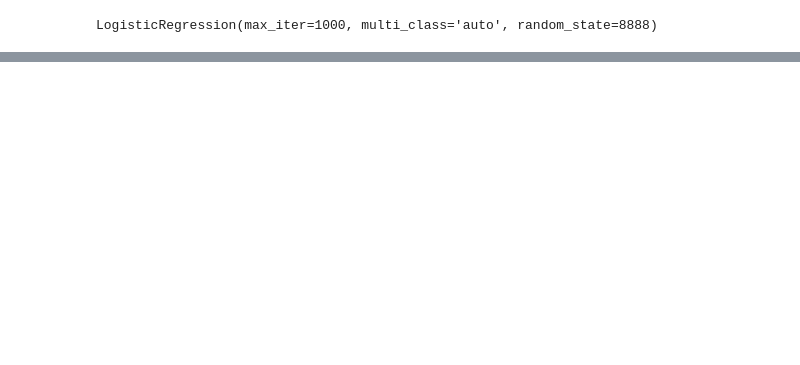
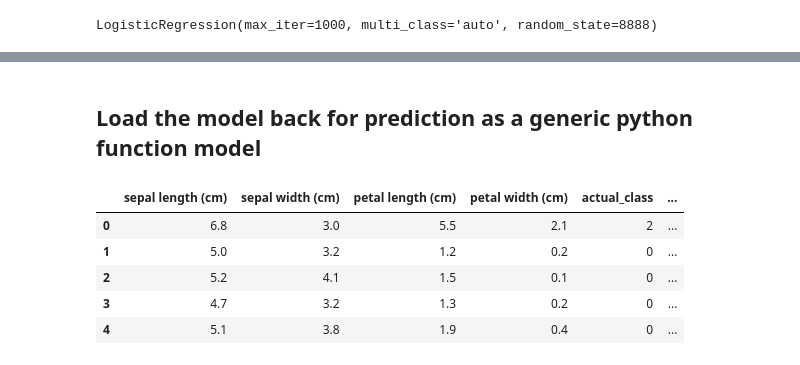
Before and after one commit to Msrevalli/MLFlow, a Jupyter notebook: 1-MLProject/gettingstarted.ipynb, the cells around one changed output, grey strips where cells are left out. Saved outputs shown, nothing was run; the diff lists cells and outputs as text; code cells hidden in the pictures; blank space fills up the shorter version.

```diff
--- a/1-MLProject/gettingstarted.ipynb
+++ b/1-MLProject/gettingstarted.ipynb
@@ -50,0 +108,8 @@ LogisticRegression(max_iter=1000, multi_class='auto', random_state=8888)
+# %%
+# Define the model hyperparameters
+params = {"solver": "newton-cg", "max_iter": 1000, "multi_class": "auto", "random_state": 1000}
+
+##train the model
+
+lr=LogisticRegression(**params)
+lr.fit(X_train,y_train)
@@ -92,16 +160,0 @@ Created version '1' of model 'iris_model'.
-# %%
-import mlflow
-
-model_uri = 'runs:/8584a5a692464058b356e41aa1317a20/iris_model'
-# This is the input example logged with the model
-pyfunc_model = mlflow.pyfunc.load_model(model_uri)
-input_data = pyfunc_model.input_example
-
-# Verify the model with the provided input data using the logged dependencies.
-# For more details, refer to:
-# https://mlflow.org/docs/latest/models.html#validate-models-before-deployment
-mlflow.models.predict(
-    model_uri=model_uri,
-    input_data=input_data,
-    env_manager="uv",
-)
@@ -127,10 +160,0 @@ Downloading pip (1.8MiB)
-# %%
-import mlflow
-logged_model = 'runs:/8584a5a692464058b356e41aa1317a20/iris_model'
-
-# Load model as a PyFuncModel.
-loaded_model = mlflow.pyfunc.load_model(logged_model)
-
-# Predict on a Pandas DataFrame.
-import pandas as pd
-loaded_model.predict(pd.DataFrame(data))
@@ -138,0 +909,20 @@ NameError: name 'data' is not defined
+# %% [markdown]
+## Load the model back for prediction as a generic python function model
+# %%
+loaded_model=mlflow.pyfunc.load_model(model_info.model_uri)
+predictions=loaded_model.predict(X_test)
+
+iris_features_name=datasets.load_iris().feature_names
+
+result=pd.DataFrame(X_test,columns=iris_features_name)
+result["actual_class"]=y_test
+result["predcited_class"]=predictions
+# %%
+result[:5]
+# %% [output]
+|  | sepal length (cm) | sepal width (cm) | petal length (cm) | petal width (cm) | actual_class | ... |
+| 0 | 6.8 | 3.0 | 5.5 | 2.1 | 2 | ... |
+| 1 | 5.0 | 3.2 | 1.2 | 0.2 | 0 | ... |
+| 2 | 5.2 | 4.1 | 1.5 | 0.1 | 0 | ... |
+| 3 | 4.7 | 3.2 | 1.3 | 0.2 | 0 | ... |
+| 4 | 5.1 | 3.8 | 1.9 | 0.4 | 0 | ... |
```
Also changed, not shown: parts of 28 cells of this notebook, 3 other files.
